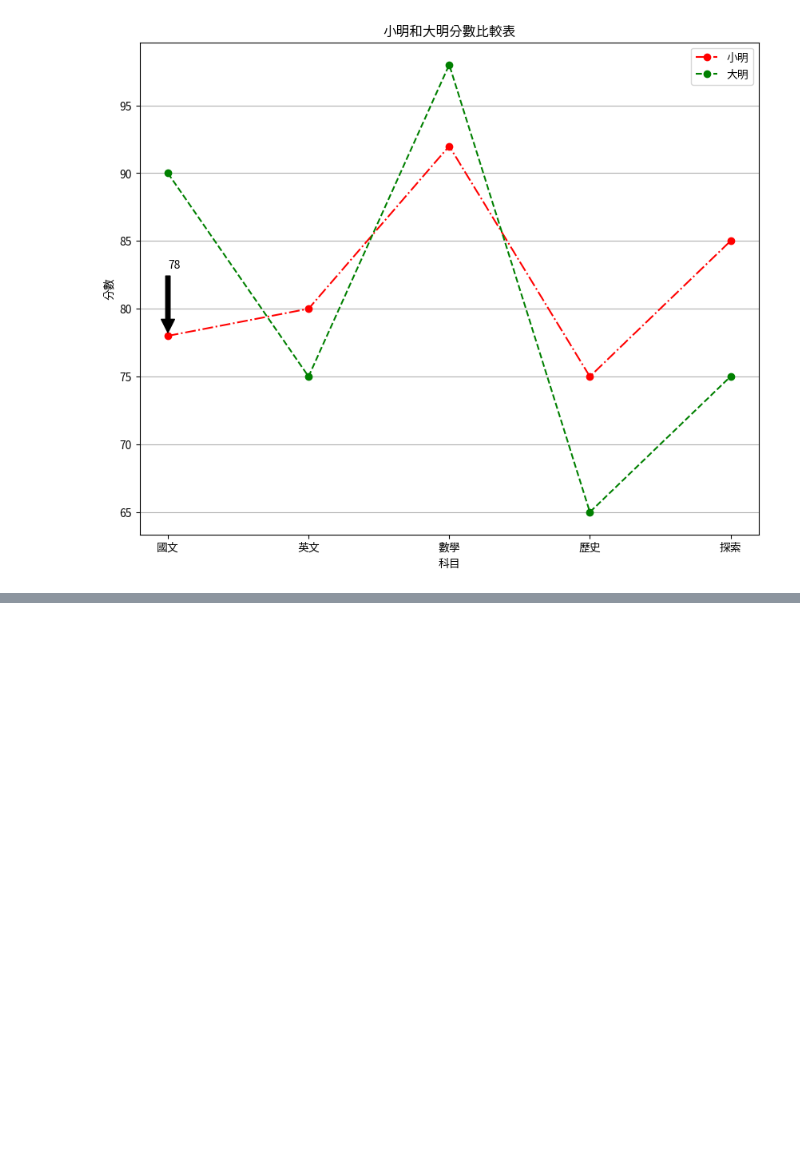
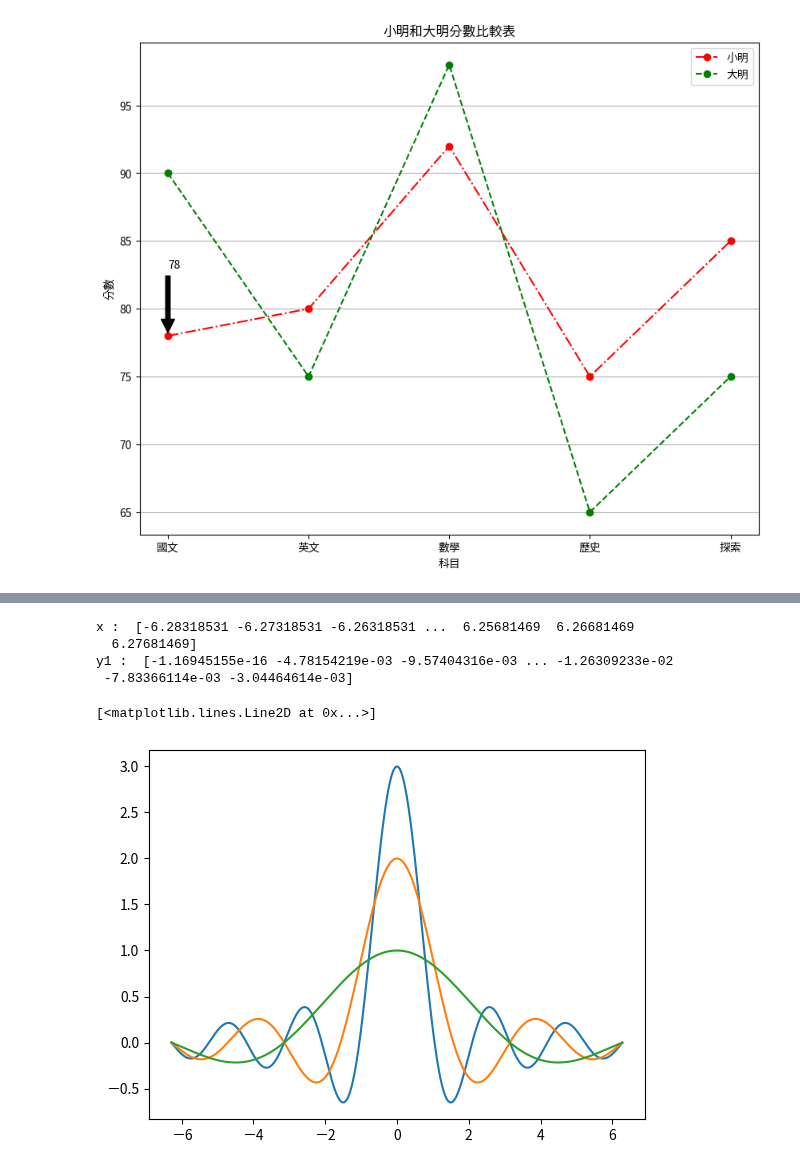
Before and after one commit to edwardxsky/python_analysis, a Jupyter notebook: lesson7_3.ipynb, the cells around one changed output, grey strips where cells are left out. Cells and saved outputs as stored; diff of their text form; code cells hidden in the pictures; blank space fills up the shorter version.

```diff
--- a/lesson7_3.ipynb
+++ b/lesson7_3.ipynb
@@ -65,0 +180,21 @@ plt.show()
+# %%
+import numpy as np
+x = np.arange(-2*np.pi, 2*np.pi, 0.01)
+# len(x)
+print("x : ", x)
+y1 = np.sin(3*x) / x
+print("y1 : ", y1)
+
+y2 = np.sin(2*x) / x
+y3 = np.sin(1*x) / x
+
+plt.plot(x, y1)
+plt.plot(x, y2)
+plt.plot(x, y3)
+# %% [output]
+x :  [-6.28318531 -6.27318531 -6.26318531 ...  6.25681469  6.26681469
+  6.27681469]
+y1 :  [-1.16945155e-16 -4.78154219e-03 -9.57404316e-03 ... -1.26309233e-02
+ -7.83366114e-03 -3.04464614e-03]
+[<matplotlib.lines.Line2D at 0x...>]
+[figure, added]
```
Also changed, not shown: parts of 6 cells of this notebook.
